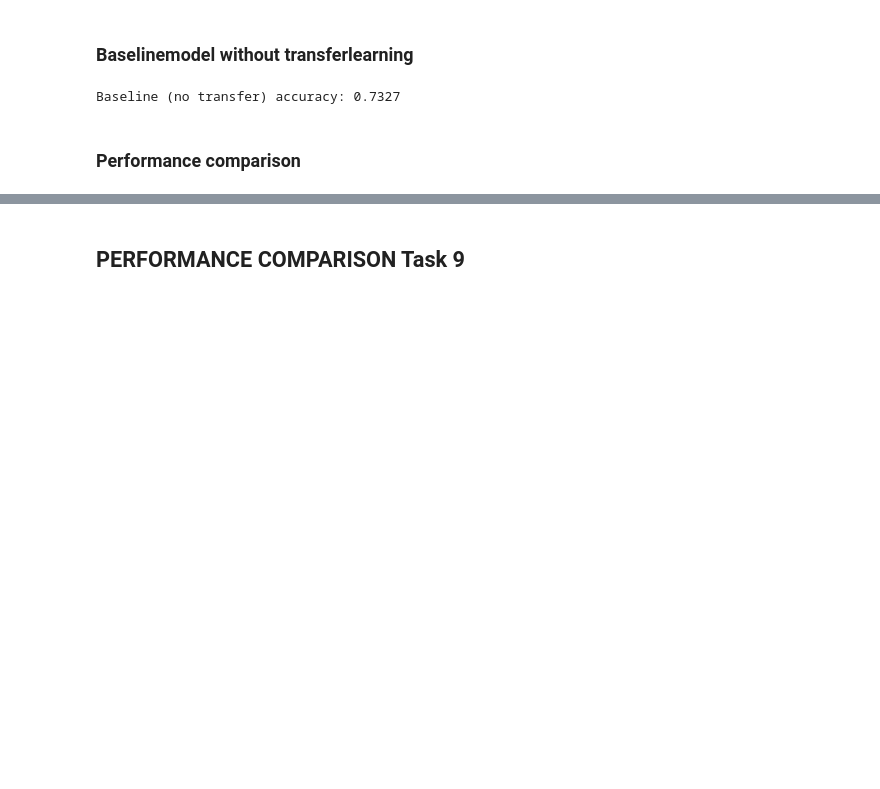
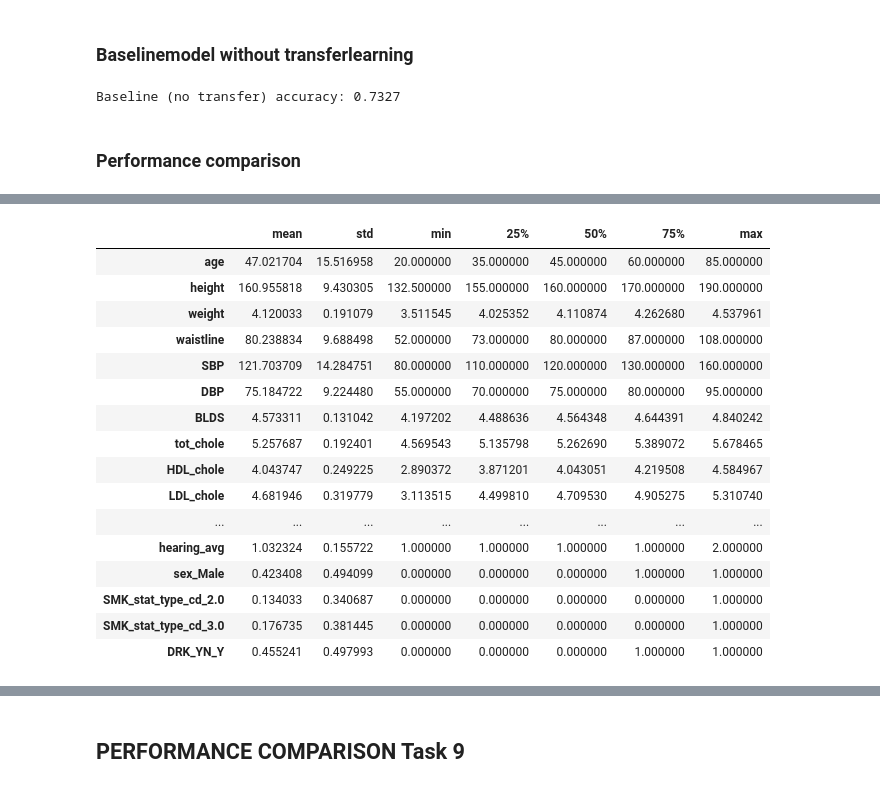
Before and after one commit to johngothe/datadrevet-ex-1, a Jupyter notebook: ex3.ipynb, the cells around one changed output, grey strips where cells are left out. Cells and saved outputs as stored; diff of their text form; code cells hidden in the pictures; blank space fills up the shorter version.

```diff
--- a/ex3.ipynb
+++ b/ex3.ipynb
@@ -985,0 +1064,21 @@ Transfer learning (fine-tune): 0.7350
+# %%
+summary = largeset_encoded.describe().T
+summary[['mean', 'std', 'min', '25%', '50%', '75%', 'max']].head(100)
+# %% [output]
+|  | mean | std | min | 25% | 50% | 75% | max |
+| age | 47.021704 | 15.516958 | 20.000000 | 35.000000 | 45.000000 | 60.000000 | 85.000000 |
+| height | 160.955818 | 9.430305 | 132.500000 | 155.000000 | 160.000000 | 170.000000 | 190.000000 |
+| weight | 4.120033 | 0.191079 | 3.511545 | 4.025352 | 4.110874 | 4.262680 | 4.537961 |
+| waistline | 80.238834 | 9.688498 | 52.000000 | 73.000000 | 80.000000 | 87.000000 | 108.000000 |
+| SBP | 121.703709 | 14.284751 | 80.000000 | 110.000000 | 120.000000 | 130.000000 | 160.000000 |
+| DBP | 75.184722 | 9.224480 | 55.000000 | 70.000000 | 75.000000 | 80.000000 | 95.000000 |
+| BLDS | 4.573311 | 0.131042 | 4.197202 | 4.488636 | 4.564348 | 4.644391 | 4.840242 |
+| tot_chole | 5.257687 | 0.192401 | 4.569543 | 5.135798 | 5.262690 | 5.389072 | 5.678465 |
+| HDL_chole | 4.043747 | 0.249225 | 2.890372 | 3.871201 | 4.043051 | 4.219508 | 4.584967 |
+| LDL_chole | 4.681946 | 0.319779 | 3.113515 | 4.499810 | 4.709530 | 4.905275 | 5.310740 |
+| ... | ... | ... | ... | ... | ... | ... | ... |
+| hearing_avg | 1.032324 | 0.155722 | 1.000000 | 1.000000 | 1.000000 | 1.000000 | 2.000000 |
+| sex_Male | 0.423408 | 0.494099 | 0.000000 | 0.000000 | 0.000000 | 1.000000 | 1.000000 |
+| SMK_stat_type_cd_2.0 | 0.134033 | 0.340687 | 0.000000 | 0.000000 | 0.000000 | 0.000000 | 1.000000 |
+| SMK_stat_type_cd_3.0 | 0.176735 | 0.381445 | 0.000000 | 0.000000 | 0.000000 | 0.000000 | 1.000000 |
+| DRK_YN_Y | 0.455241 | 0.497993 | 0.000000 | 0.000000 | 0.000000 | 1.000000 | 1.000000 |
```
Also changed, not shown: parts of 16 cells of this notebook.
